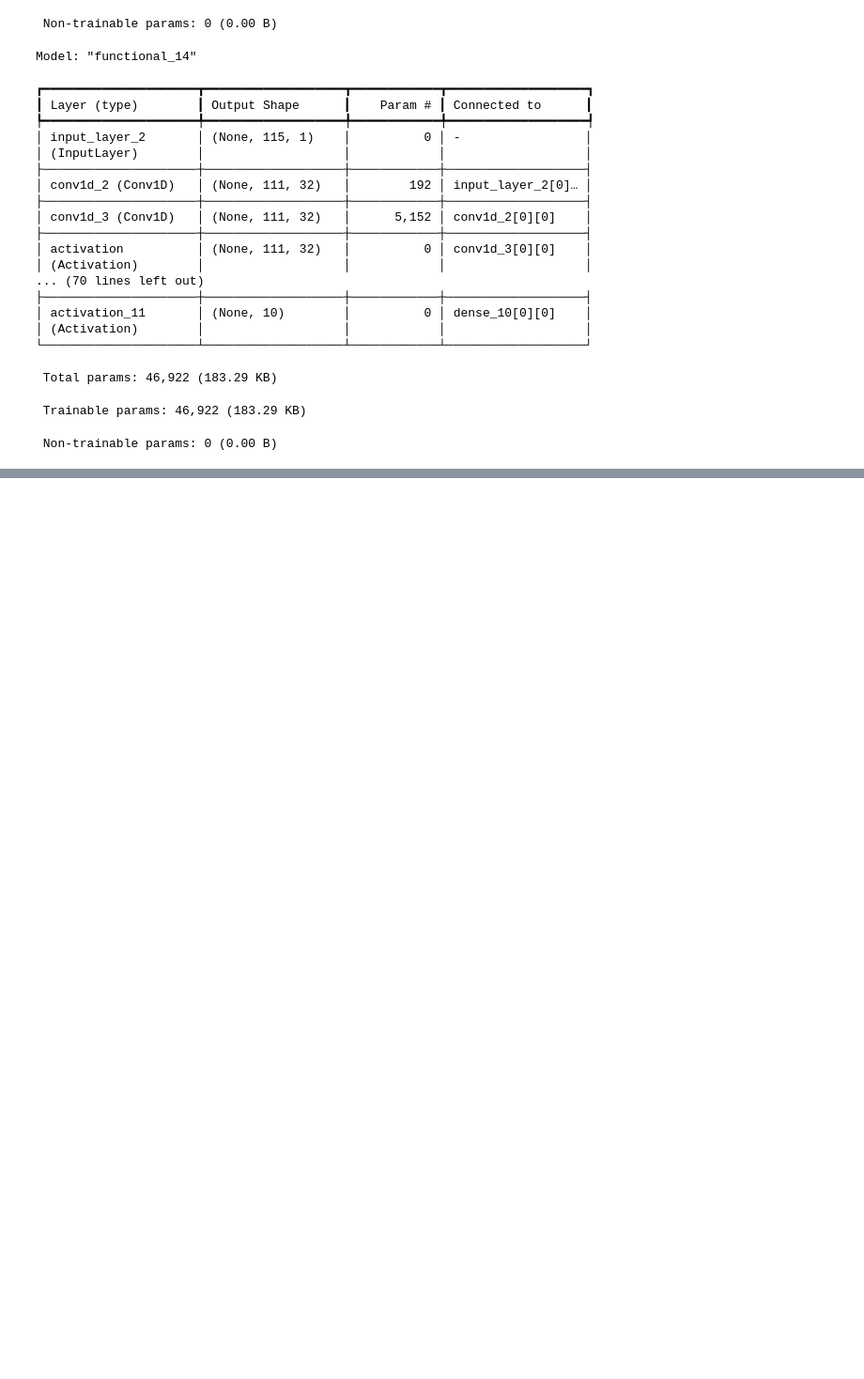
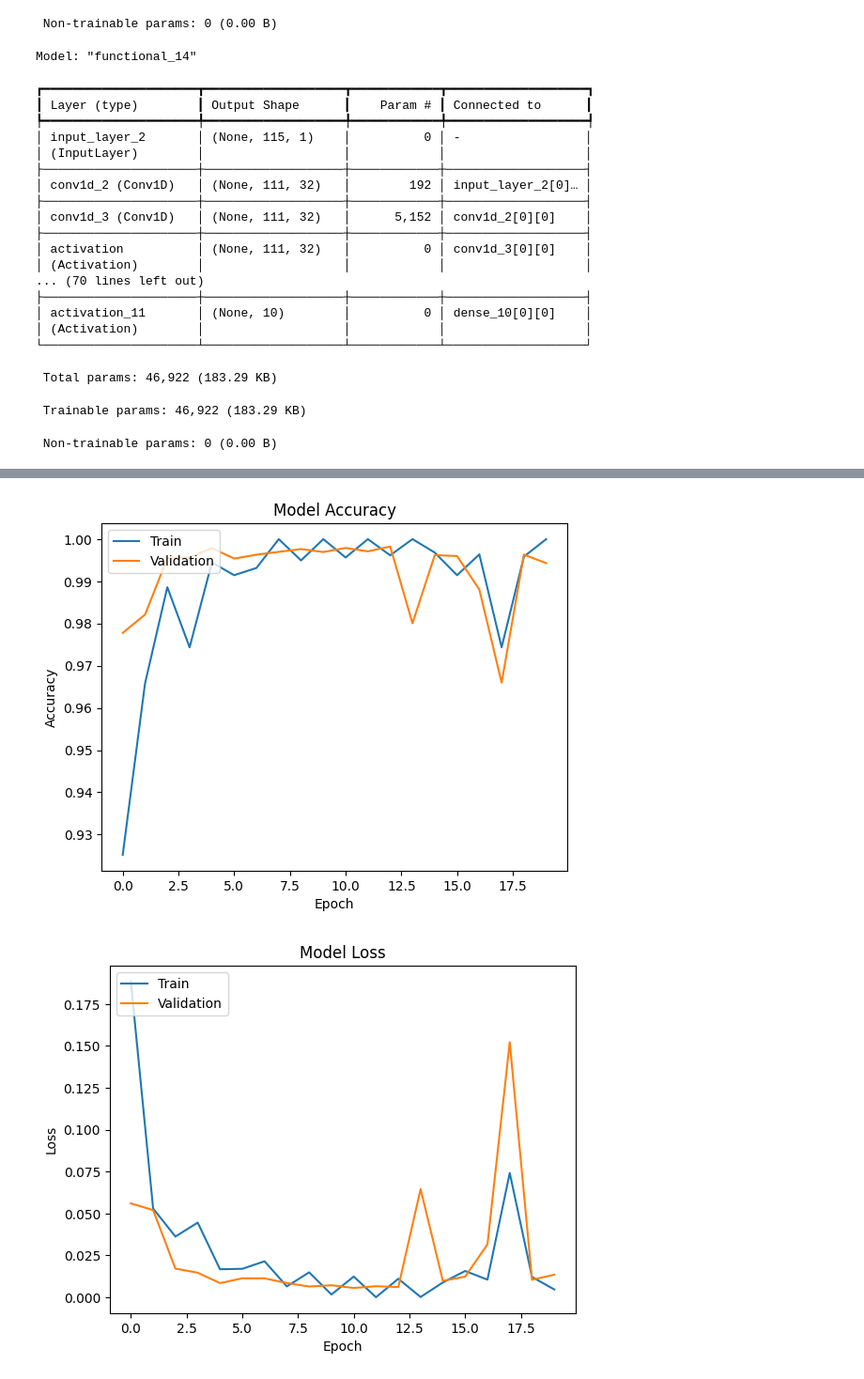
Before and after one commit to nirwan-teji/IDS-based-on-NBaIoT-Dataset, a Jupyter notebook: Finalmodel.ipynb, the cells around one changed output, grey strips where cells are left out. Shown: that part at 94% size. Cells and saved outputs as stored; diff of their text form; code cells hidden in the pictures; blank space fills up the shorter version.

```diff
--- a/Finalmodel.ipynb
+++ b/Finalmodel.ipynb
@@ -406,0 +401,51 @@ Epoch 20/20
+# %%
+import matplotlib.pyplot as plt
+
+# Plot the accuracy curve
+plt.plot(history.history['accuracy'])
+plt.plot(history.history['val_accuracy'])
+plt.title('Model Accuracy')
+plt.ylabel('Accuracy')
+plt.xlabel('Epoch')
+plt.legend(['Train', 'Validation'], loc='upper left')
+plt.show()
+
+# Plot the loss curve
+plt.plot(history.history['loss'])
+plt.plot(history.history['val_loss'])
+plt.title('Model Loss')
+plt.ylabel('Loss')
+plt.xlabel('Epoch')
+plt.legend(['Train', 'Validation'], loc='upper left')
+plt.show()
+
+# Plot the precision curve
+plt.plot(history.history['Precision'])
+plt.plot(history.history['val_Precision'])
+plt.title('Model Precision')
+plt.ylabel('Precision')
+plt.xlabel('Epoch')
+plt.legend(['Train', 'Validation'], loc='upper left')
+plt.show()
+
+
+# Plot the F1 curve
+plt.plot(history.history['f1_score'])
+plt.plot(history.history['val_f1_score'])
+plt.title('Model F1 Score')
+plt.ylabel('F1 Score')
+plt.xlabel('Epoch')
+plt.legend(['Train', 'Validation'], loc='upper left')
+plt.show()
+
+# Plot the recall curve
+plt.plot(history.history['Recall'])
+plt.plot(history.history['val_Recall'])
+plt.title('Model Recall')
+plt.ylabel('Recall')
+plt.xlabel('Epoch')
+plt.legend(['Train', 'Validation'], loc='upper left')
+plt.show()
+# %% [output]
+[figure, added]
+[figure, added]
```
Also changed, not shown: parts of 19 cells of this notebook.
